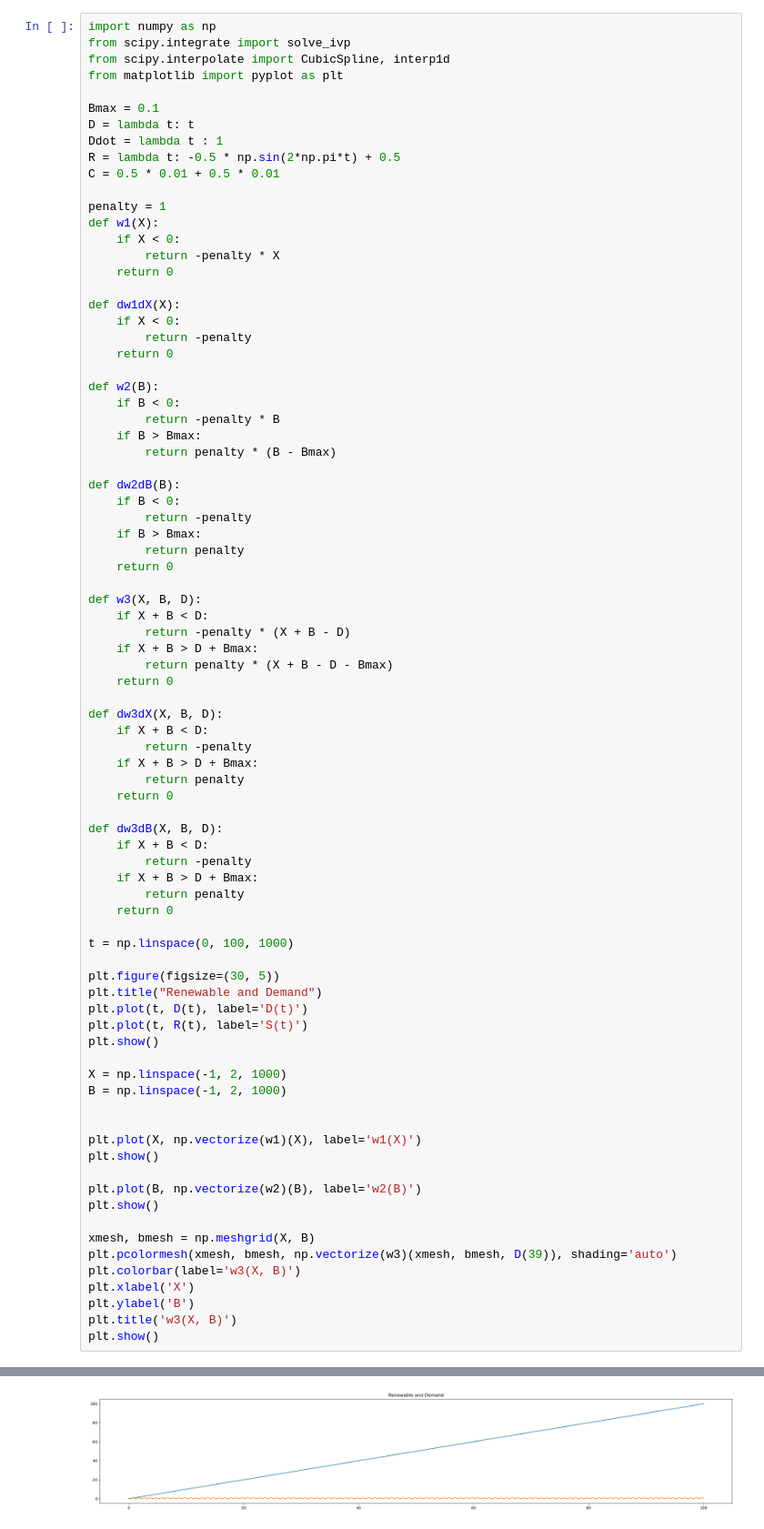
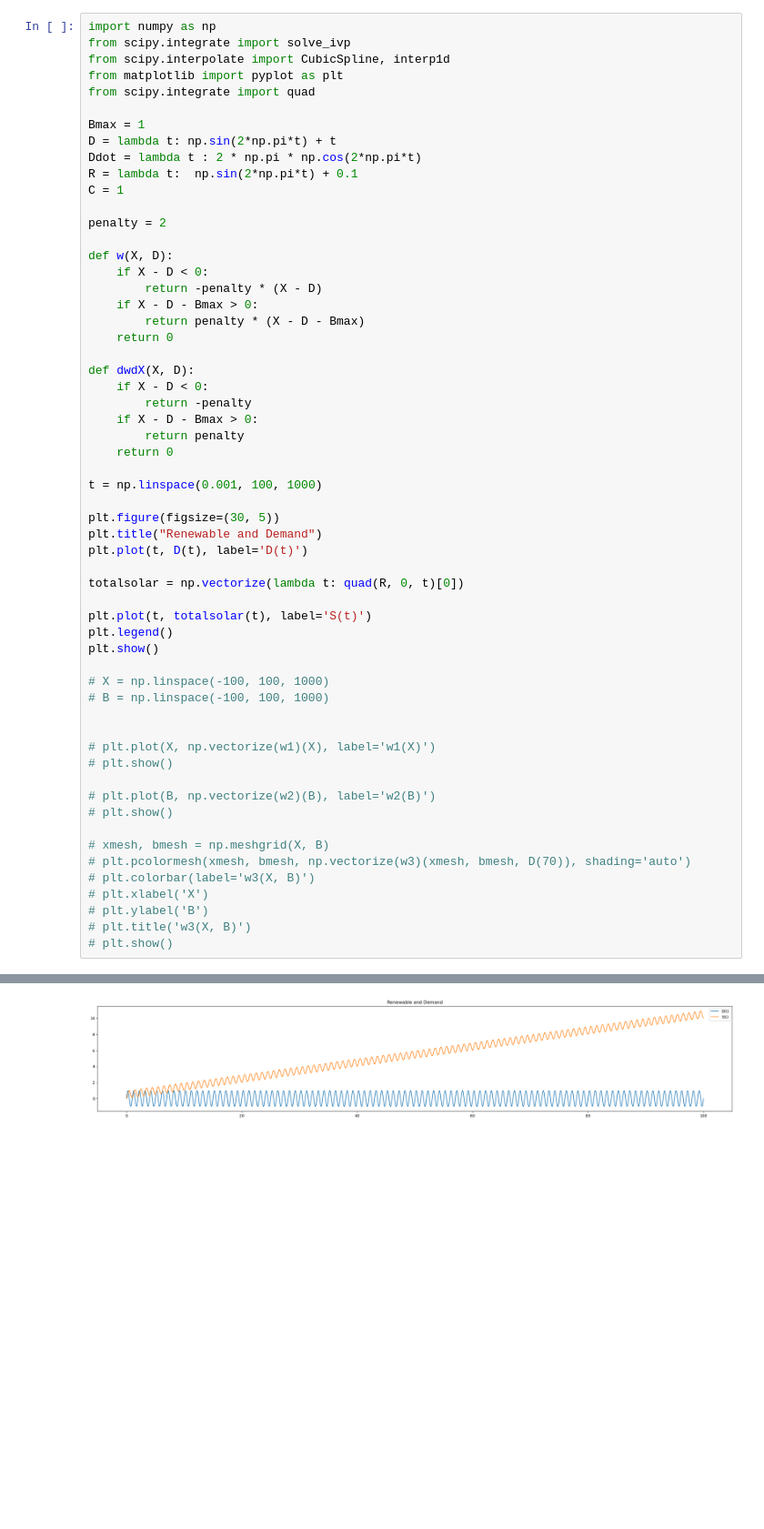
Before and after one commit to abraham-harris/optimized-sailing, a Jupyter notebook: dynamics.ipynb, the cells around one changed output, grey strips where cells are left out. Shown at 91% size. Saved outputs shown, nothing was run; the diff lists cells and outputs as text; blank space fills up the shorter version.

```diff
--- a/dynamics.ipynb
+++ b/dynamics.ipynb
@@ -3,81 +11,57 @@ import numpy as np
 from scipy.integrate import solve_ivp
 from scipy.interpolate import CubicSpline, interp1d
 from matplotlib import pyplot as plt
+from scipy.integrate import quad
 
-Bmax = 0.1
-D = lambda t: t
-Ddot = lambda t : 1
-R = lambda t: -0.5 * np.sin(2*np.pi*t) + 0.5
-C = 0.5 * 0.01 + 0.5 * 0.01
+Bmax = 1
+D = lambda t: np.sin(2*np.pi*t) + t
+Ddot = lambda t : 2 * np.pi * np.cos(2*np.pi*t)
+R = lambda t:  np.sin(2*np.pi*t) + 0.1
+C = 1
 
-penalty = 1
-def w1(X):
-    if X < 0:
-        return -penalty * X
+penalty = 2
+
+def w(X, D):
+    if X - D < 0:
+        return -penalty * (X - D)
+    if X - D - Bmax > 0:
+        return penalty * (X - D - Bmax)
     return 0
 
-def dw1dX(X):
-    if X < 0:
+def dwdX(X, D):
+    if X - D < 0:
         return -penalty
-    return 0
-
-def w2(B):
-    if B < 0:
-        return -penalty * B
-    if B > Bmax:
-        return penalty * (B - Bmax)
-
-def dw2dB(B):
-    if B < 0:
-        return -penalty
-    if B > Bmax:
+    if X - D - Bmax > 0:
         return penalty
     return 0
 
-def w3(X, B, D):
-    if X + B < D:
-        return -penalty * (X + B - D)
-    if X + B > D + Bmax:
-        return penalty * (X + B - D - Bmax)
-    return 0
-
-def dw3dX(X, B, D):
-    if X + B < D:
-        return -penalty
-    if X + B > D + Bmax:
-        return penalty
-    return 0
-
-def dw3dB(X, B, D):
-    if X + B < D:
-        return -penalty
-    if X + B > D + Bmax:
-        return penalty
-    return 0
-
-t = np.linspace(0, 100, 1000)
+t = np.linspace(0.001, 100, 1000)
 
 plt.figure(figsize=(30, 5))
 plt.title("Renewable and Demand")
 plt.plot(t, D(t), label='D(t)')
-plt.plot(t, R(t), label='S(t)')
+
+totalsolar = np.vectorize(lambda t: quad(R, 0, t)[0])
+
+plt.plot(t, totalsolar(t), label='S(t)')
+plt.legend()
 plt.show()
 
-X = np.linspace(-1, 2, 1000)
-B = np.linspace(-1, 2, 1000)
+# X = np.linspace(-100, 100, 1000)
+# B = np.linspace(-100, 100, 1000)
 
 
-plt.plot(X, np.vectorize(w1)(X), label='w1(X)')
-plt.show()
+# plt.plot(X, np.vectorize(w1)(X), label='w1(X)')
+# plt.show()
 
-plt.plot(B, np.vectorize(w2)(B), label='w2(B)')
-plt.show()
+# plt.plot(B, np.vectorize(w2)(B), label='w2(B)')
+# plt.show()
 
-xmesh, bmesh = np.meshgrid(X, B)
-plt.pcolormesh(xmesh, bmesh, np.vectorize(w3)(xmesh, bmesh, D(39)), shading='auto')
-plt.colorbar(label='w3(X, B)')
-plt.xlabel('X')
-plt.ylabel('B')
-plt.title('w3(X, B)')
-plt.show()
+# xmesh, bmesh = np.meshgrid(X, B)
+# plt.pcolormesh(xmesh, bmesh, np.vectorize(w3)(xmesh, bmesh, D(70)), shading='auto')
+# plt.colorbar(label='w3(X, B)')
+# plt.xlabel('X')
+# plt.ylabel('B')
+# plt.title('w3(X, B)')
+# plt.show()
 # %% [output]
@@ -84 +73 @@ plt.show()
-[figure, old version]
+[figure, new version]
```
Also changed, not shown: parts of 4 cells of this notebook.
